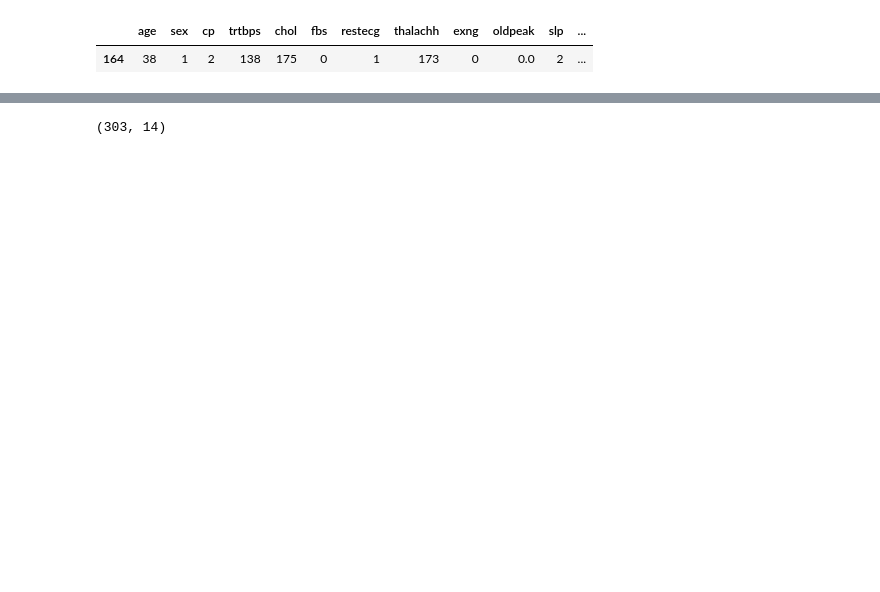
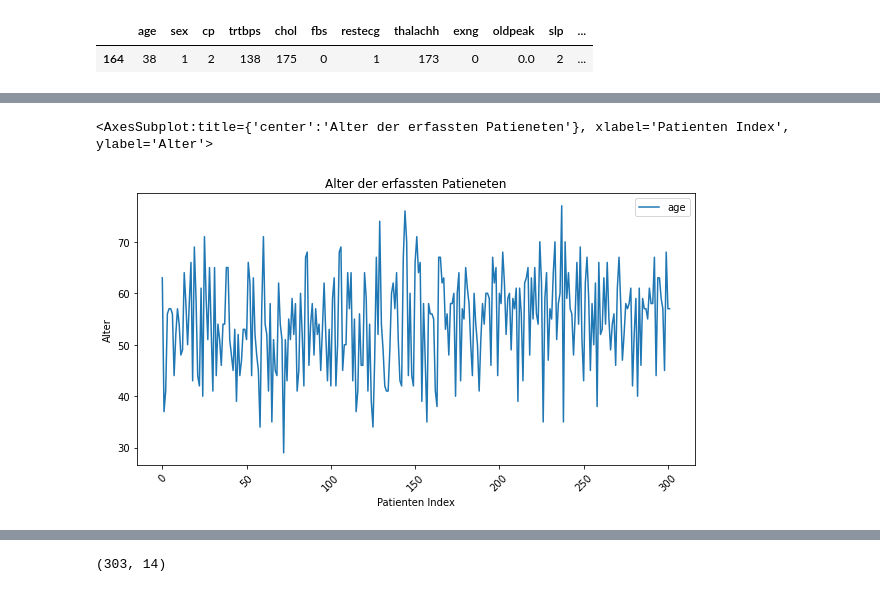
Before and after one commit to janikvonrotz/python.casa, a Jupyter notebook: topic-8/ExerciseNotebook.ipynb, the cells around one changed output, grey strips where cells are left out. Drawn from its saved outputs; the diff is of its cells as text; code cells hidden in the pictures; blank space fills up the shorter version.

```diff
--- a/topic-8/ExerciseNotebook.ipynb
+++ b/topic-8/ExerciseNotebook.ipynb
@@ -248,0 +333,5 @@ df["age"].plot()
+# %%
+df["age"].plot(figsize=(10, 5),title="Alter der erfassten Patieneten",xlabel="Patienten Index", ylabel="Alter", rot=45, legend=True)
+# %% [output]
+<AxesSubplot:title={'center':'Alter der erfassten Patieneten'}, xlabel='Patienten Index', ylabel='Alter'>
+[figure, added]
```
Also changed, not shown: parts of 104 cells of this notebook, 2 other files.
